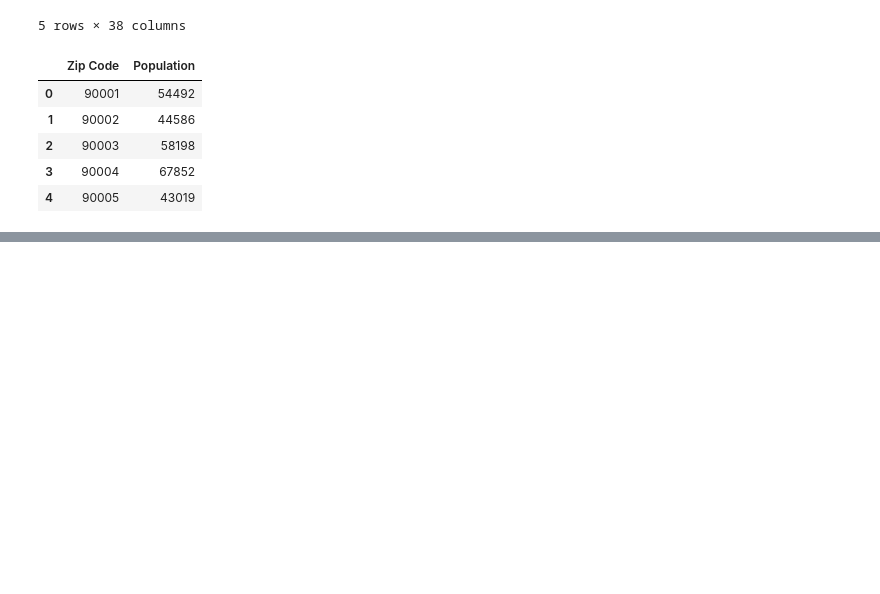
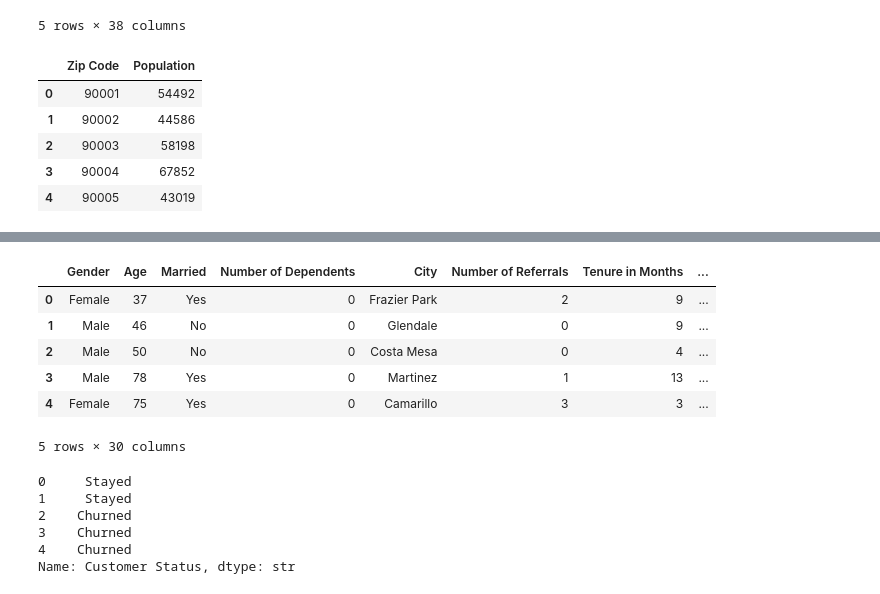
Before and after one commit to Karthi-1008/Signal_Stay, a Jupyter notebook: Model.ipynb, the cells around one changed output, grey strips where cells are left out. Drawn from its saved outputs; the diff is of its cells as text; code cells hidden in the pictures; blank space fills up the shorter version.

```diff
--- a/Model.ipynb
+++ b/Model.ipynb
@@ -29,0 +99,21 @@ zipcode.head()
+# %%
+x = data.drop(columns=['Customer Status'])
+x.head()
+# %% [output]
+|  | Gender | Age | Married | Number of Dependents | City | Number of Referrals | Tenure in Months | ... |
+| 0 | Female | 37 | Yes | 0 | Frazier Park | 2 | 9 | ... |
+| 1 | Male | 46 | No | 0 | Glendale | 0 | 9 | ... |
+| 2 | Male | 50 | No | 0 | Costa Mesa | 0 | 4 | ... |
+| 3 | Male | 78 | Yes | 0 | Martinez | 1 | 13 | ... |
+| 4 | Female | 75 | Yes | 0 | Camarillo | 3 | 3 | ... |
+5 rows × 30 columns
+# %%
+y = data["Customer Status"]
+y.head()
+# %% [output]
+0     Stayed
+1     Stayed
+2    Churned
+3    Churned
+4    Churned
+Name: Customer Status, dtype: str
```
Also changed, not shown: parts of 19 cells of this notebook, 2 other files.
